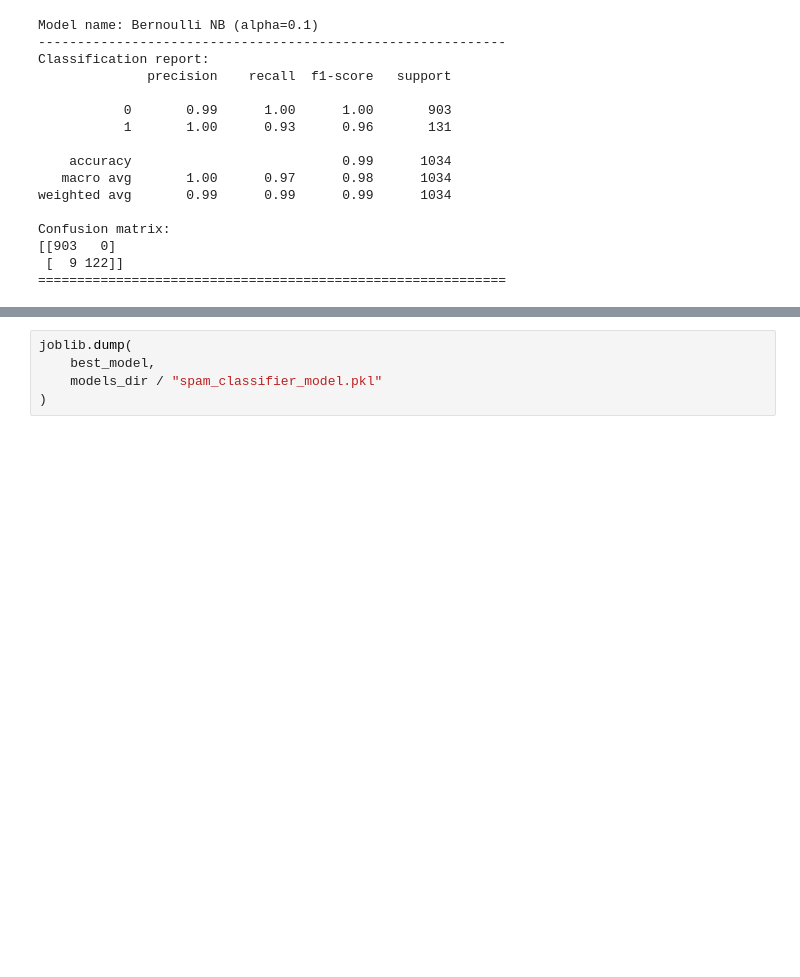
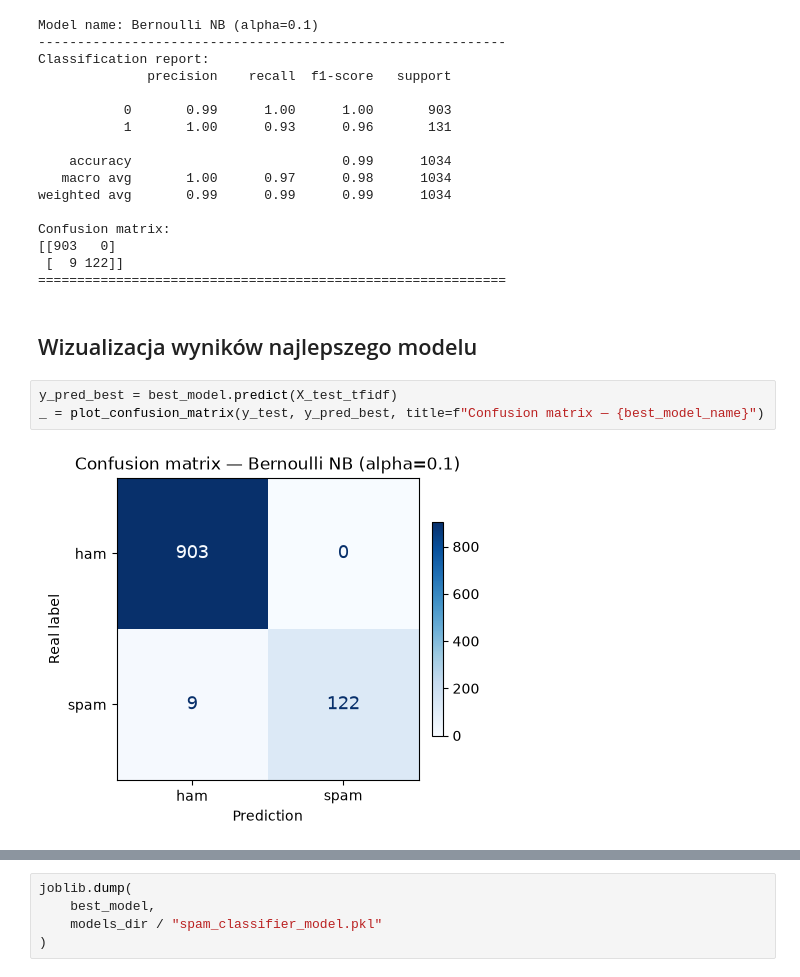
Before and after one commit to moshenetsb/ml-spam-detector, a Jupyter notebook: notebooks/03_model_selection.ipynb, the cells around one changed output, grey strips where cells are left out. Saved outputs shown, nothing was run; the diff lists cells and outputs as text; blank space fills up the shorter version.

```diff
--- a/notebooks/03_model_selection.ipynb
+++ b/notebooks/03_model_selection.ipynb
@@ -228,3 +267,10 @@ Confusion matrix:
 [[903   0]
  [  9 122]]
 ============================================================
+# %% [markdown]
+## Wizualizacja wyników najlepszego modelu
+# %%
+y_pred_best = best_model.predict(X_test_tfidf)
+_ = plot_confusion_matrix(y_test, y_pred_best, title=f"Confusion matrix — {best_model_name}")
+# %% [output]
+[figure, added]
```
Also changed, not shown: parts of 11 cells of this notebook, 9 other files.
